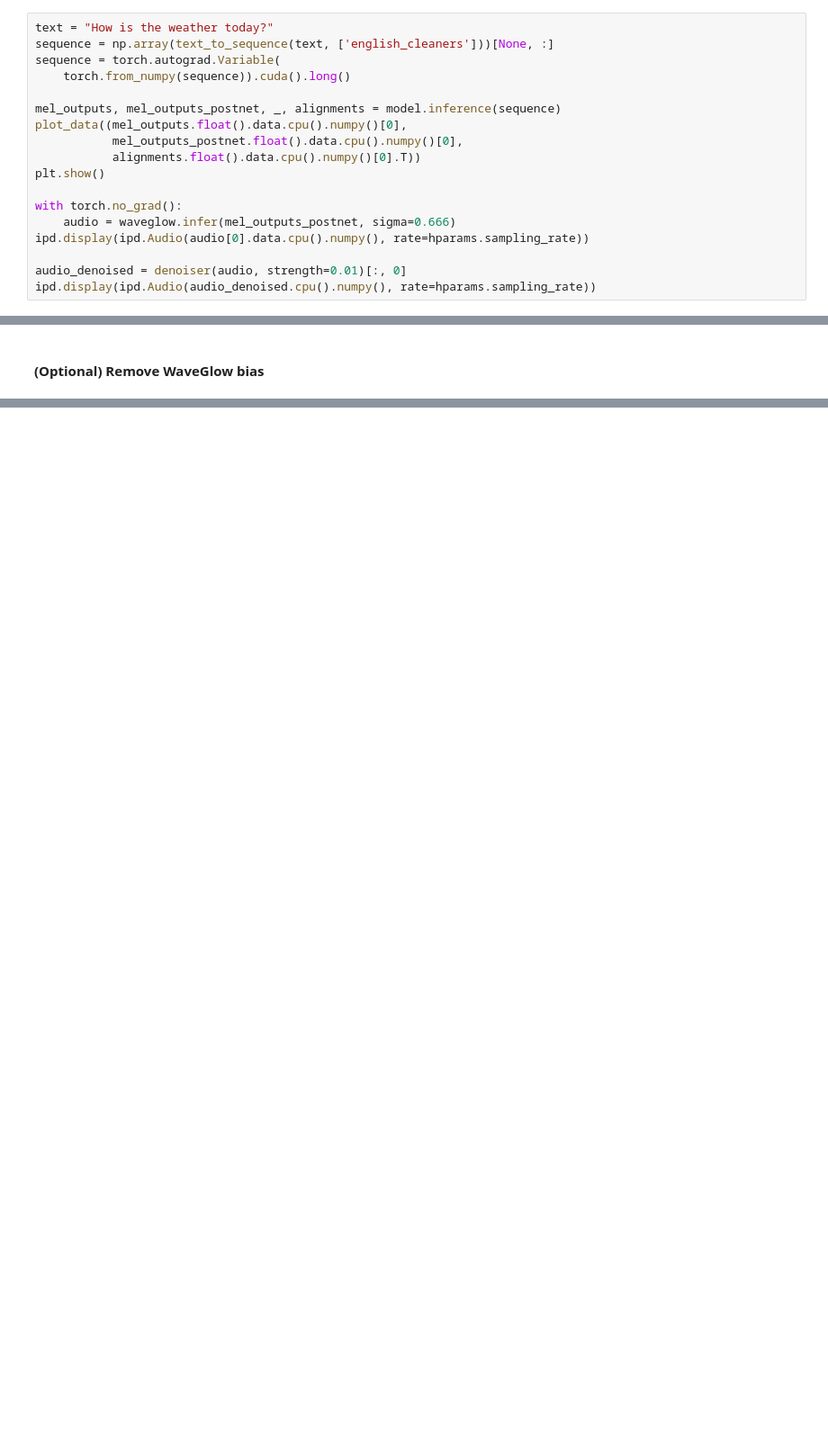
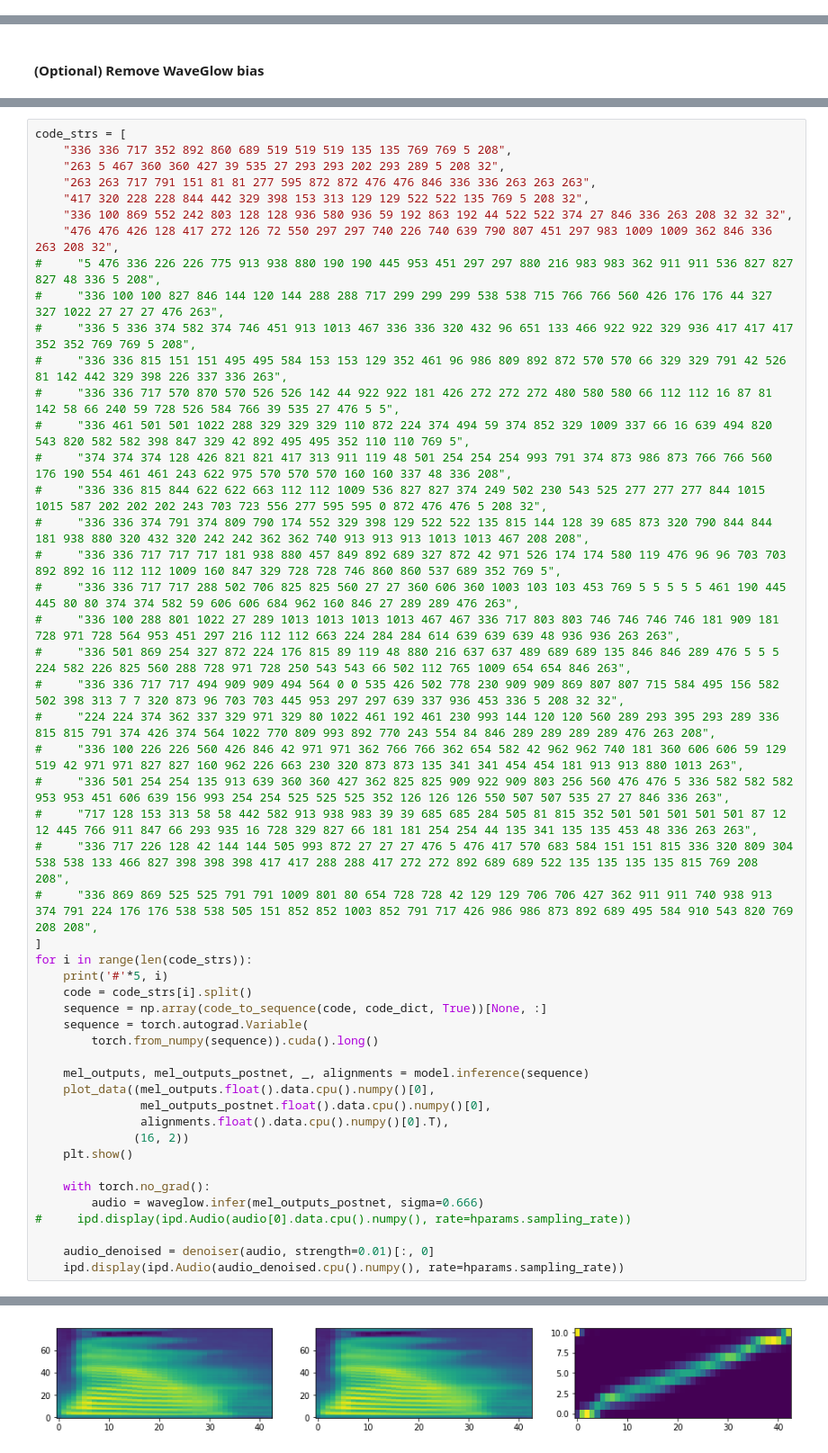
Before and after one commit to wnhsu/tacotron2_dev, a Jupyter notebook: inference.ipynb, the cells around one changed output, grey strips where cells are left out. Shown at 90% size. Saved outputs shown, nothing was run; the diff lists cells and outputs as text; blank space fills up the shorter version.

```diff
--- a/inference.ipynb
+++ b/inference.ipynb
@@ -105,18 +107,0 @@ denoiser = Denoiser(waveglow)
-# %%
-text = "How is the weather today?"
-sequence = np.array(text_to_sequence(text, ['english_cleaners']))[None, :]
-sequence = torch.autograd.Variable(
-    torch.from_numpy(sequence)).cuda().long()
-
-mel_outputs, mel_outputs_postnet, _, alignments = model.inference(sequence)
-plot_data((mel_outputs.float().data.cpu().numpy()[0],
-           mel_outputs_postnet.float().data.cpu().numpy()[0],
-           alignments.float().data.cpu().numpy()[0].T))
-plt.show()
-
-with torch.no_grad():
-    audio = waveglow.infer(mel_outputs_postnet, sigma=0.666)
-ipd.display(ipd.Audio(audio[0].data.cpu().numpy(), rate=hparams.sampling_rate))
-
-audio_denoised = denoiser(audio, strength=0.01)[:, 0]
-ipd.display(ipd.Audio(audio_denoised.cpu().numpy(), rate=hparams.sampling_rate))
@@ -184,0 +134,50 @@ tensor([[-0.8008,  0.4016,  0.4607,  0.5889, -0.1292,  0.0215,  0.2896,  0.0351,
+# %%
+code_strs = [
+    "336 336 717 352 892 860 689 519 519 519 135 135 769 769 5 208",
+    "263 5 467 360 360 427 39 535 27 293 293 202 293 289 5 208 32",
+    "263 263 717 791 151 81 81 277 595 872 872 476 476 846 336 336 263 263 263",
+    "417 320 228 228 844 442 329 398 153 313 129 129 522 522 135 769 5 208 32",
+    "336 100 869 552 242 803 128 128 936 580 936 59 192 863 192 44 522 522 374 27 846 336 263 208 32 32 32",
+    "476 476 426 128 417 272 126 72 550 297 297 740 226 740 639 790 807 451 297 983 1009 1009 362 846 336 263 208 32",
+#     "5 476 336 226 226 775 913 938 880 190 190 445 953 451 297 297 880 216 983 983 362 911 911 536 827 827 827 48 336 5 208",
+#     "336 100 100 827 846 144 120 144 288 288 717 299 299 299 538 538 715 766 766 560 426 176 176 44 327 327 1022 27 27 27 476 263",
+#     "336 5 336 374 582 374 746 451 913 1013 467 336 336 320 432 96 651 133 466 922 922 329 936 417 417 417 352 352 769 769 5 208",
+#     "336 336 815 151 151 495 495 584 153 153 129 352 461 96 986 809 892 872 570 570 66 329 329 791 42 526 81 142 442 329 398 226 337 336 263",
+#     "336 336 717 570 870 570 526 526 142 44 922 922 181 426 272 272 272 480 580 580 66 112 112 16 87 81 142 58 66 240 59 728 526 584 766 39 535 27 476 5 5",
+#     "336 461 501 501 1022 288 329 329 329 110 872 224 374 494 59 374 852 329 1009 337 66 16 639 494 820 543 820 582 582 398 847 329 42 892 495 495 352 110 110 769 5",
+#     "374 374 374 128 426 821 821 417 313 911 119 48 501 254 254 254 993 791 374 873 986 873 766 766 560 176 190 554 461 461 243 622 975 570 570 570 160 160 337 48 336 208",
+#     "336 336 815 844 622 622 663 112 112 1009 536 827 827 374 249 502 230 543 525 277 277 277 844 1015 1015 587 202 202 202 243 703 723 556 277 595 595 0 872 476 476 5 208 32",
+#     "336 336 374 791 374 809 790 174 552 329 398 129 522 522 135 815 144 128 39 685 873 320 790 844 844 181 938 880 320 432 320 242 242 362 362 740 913 913 913 1013 1013 467 208 208",
+#     "336 336 717 717 717 181 938 880 457 849 892 689 327 872 42 971 526 174 174 580 119 476 96 96 703 703 892 892 16 112 112 1009 160 847 329 728 728 746 860 860 537 689 352 769 5",
+#     "336 336 717 717 288 502 706 825 825 560 27 27 360 606 360 1003 103 103 453 769 5 5 5 5 5 461 190 445 445 80 80 374 374 582 59 606 606 684 962 160 846 27 289 289 476 263",
+#     "336 100 288 801 1022 27 289 1013 1013 1013 1013 467 467 336 717 803 803 746 746 746 746 181 909 181 728 971 728 564 953 451 297 216 112 112 663 224 284 284 614 639 639 639 48 936 936 263 263",
+#     "336 501 869 254 327 872 224 176 815 89 119 48 880 216 637 637 489 689 689 135 846 846 289 476 5 5 5 224 582 226 825 560 288 728 971 728 250 543 543 66 502 112 765 1009 654 654 846 263",
+#     "336 336 717 717 494 909 909 494 564 0 0 535 426 502 778 230 909 909 869 807 807 715 584 495 156 582 502 398 313 7 7 320 873 96 703 703 445 953 297 297 639 337 936 453 336 5 208 32 32",
+#     "224 224 374 362 337 329 971 329 80 1022 461 192 461 230 993 144 120 120 560 289 293 395 293 289 336 815 815 791 374 426 374 564 1022 770 809 993 892 770 243 554 84 846 289 289 289 289 476 263 208",
+#     "336 100 226 226 560 426 846 42 971 971 362 766 766 362 654 582 42 962 962 740 181 360 606 606 59 129 519 42 971 971 827 827 160 962 226 663 230 320 873 873 135 341 341 454 454 181 913 913 880 1013 263",
+#     "336 501 254 254 135 913 639 360 360 427 362 825 825 909 922 909 803 256 560 476 476 5 336 582 582 582 953 953 451 606 639 156 993 254 254 525 525 525 352 126 126 126 550 507 507 535 27 27 846 336 263",
+#     "717 128 153 313 58 58 442 582 913 938 983 39 39 685 685 284 505 81 815 352 501 501 501 501 501 87 12 12 445 766 911 847 66 293 935 16 728 329 827 66 181 181 254 254 44 135 341 135 135 453 48 336 263 263",
+#     "336 717 226 128 42 144 144 505 993 872 27 27 27 476 5 476 417 570 683 584 151 151 815 336 320 809 304 538 538 133 466 827 398 398 398 417 417 288 288 417 272 272 892 689 689 522 135 135 135 135 815 769 208 208",
+#     "336 869 869 525 525 791 791 1009 801 80 654 728 728 42 129 129 706 706 427 362 911 911 740 938 913 374 791 224 176 176 538 538 505 151 852 852 1003 852 791 717 426 986 986 873 892 689 495 584 910 543 820 769 208 208",
+]
+for i in range(len(code_strs)):
+    print('#'*5, i)
+    code = code_strs[i].split()
+    sequence = np.array(code_to_sequence(code, code_dict, True))[None, :]
+    sequence = torch.autograd.Variable(
+        torch.from_numpy(sequence)).cuda().long()
+
+    mel_outputs, mel_outputs_postnet, _, alignments = model.inference(sequence)
+    plot_data((mel_outputs.float().data.cpu().numpy()[0],
+               mel_outputs_postnet.float().data.cpu().numpy()[0],
+               alignments.float().data.cpu().numpy()[0].T),
+              (16, 2))
+    plt.show()
+
+    with torch.no_grad():
+        audio = waveglow.infer(mel_outputs_postnet, sigma=0.666)
+#     ipd.display(ipd.Audio(audio[0].data.cpu().numpy(), rate=hparams.sampling_rate))
+
+    audio_denoised = denoiser(audio, strength=0.01)[:, 0]
+    ipd.display(ipd.Audio(audio_denoised.cpu().numpy(), rate=hparams.sampling_rate))
+# %% [output]
@@ -184,0 +185 @@ tensor([[-0.8008,  0.4016,  0.4607,  0.5889, -0.1292,  0.0215,  0.2896,  0.0351,
+[figure, added]
```
Also changed, not shown: parts of 13 cells of this notebook, 11 other files.
